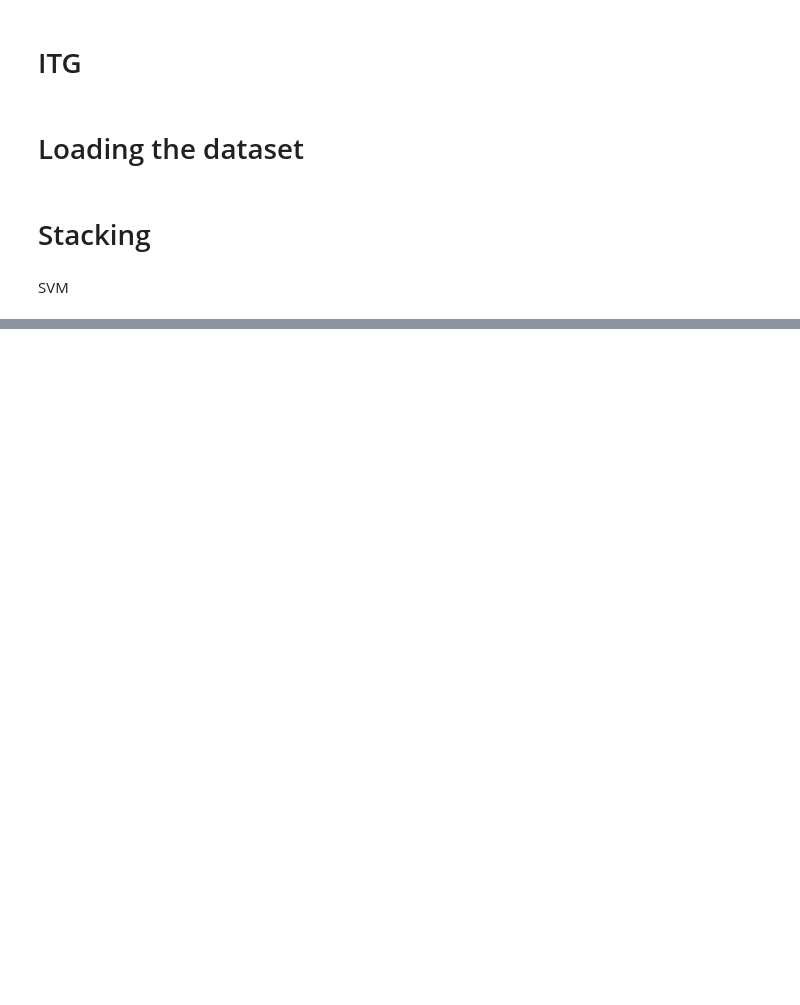
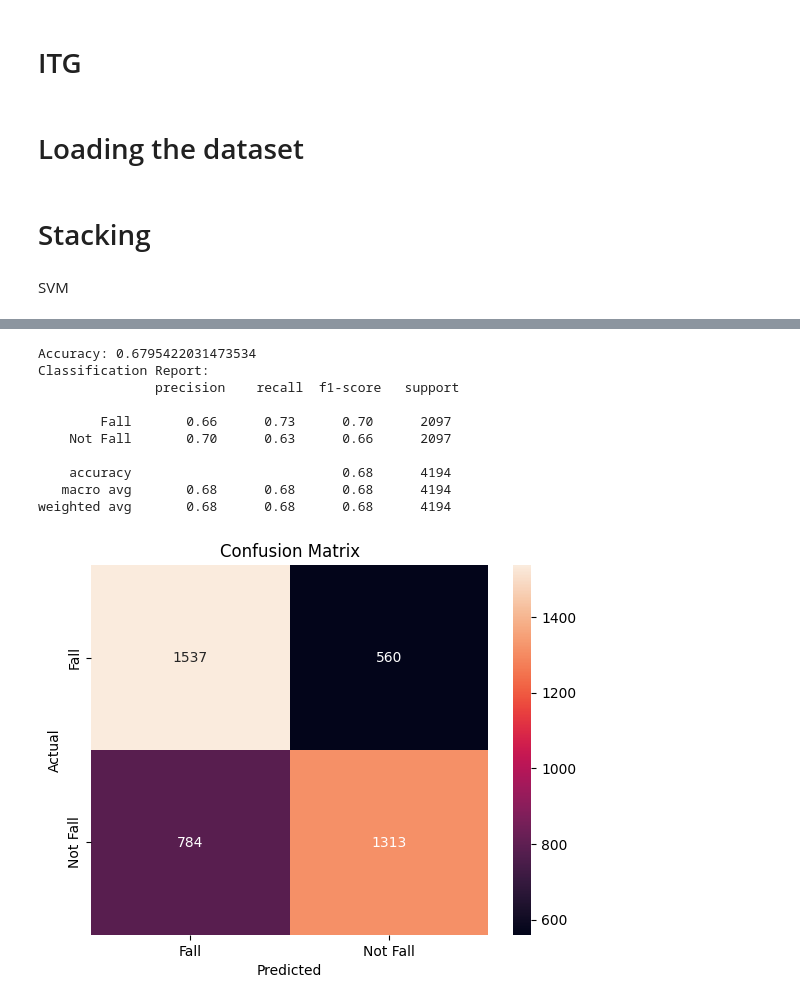
Before and after one commit to ErfanJoodi/Data-Fusion-methods-on-Sis-Fall-dataset, a Jupyter notebook: SisFall-Stacking.ipynb, the cells around one changed output, grey strips where cells are left out. Cells and saved outputs as stored; diff of their text form; code cells hidden in the pictures; blank space fills up the shorter version.

Commit message:
Working on Stacking

```diff
--- a/SisFall-Stacking.ipynb
+++ b/SisFall-Stacking.ipynb
@@ -153,0 +65,13 @@ print(f"Stacking Ensemble Accuracy: {acc:.4f}")
+# %%
+# Step 6: XGB
+xgb= XGBClassifier(
+    n_estimators= 100,
+    max_depth= 5,
+    learning_rate= 0.1,
+    subsample= 0.8,
+    objective= 'binary:logistic',
+    use_label_encoder= False,
+    eval_metric= 'logloss',
+    random_state= 48
+)
+xgb.fit(X_train, y_train)
@@ -153,0 +94,13 @@ print(f"Stacking Ensemble Accuracy: {acc:.4f}")
+# %%
+# Step 7: Prediction
+X_train_preds= np.column_stack([
+    svm.predict(X_train_scaled),
+    rf.predict(X_train),
+    xgb.predict(X_train),
+])
+
+X_test_preds= np.column_stack([
+    svm.predict(X_test_scaled),
+    rf.predict(X_test),
+    xgb.predict(X_test),
+])
@@ -153,0 +113,24 @@ print(f"Stacking Ensemble Accuracy: {acc:.4f}")
+# %%
+# Step 8: Evaluation
+print("Accuracy:", accuracy_score(y_test, final_preds))
+print("Classification Report:\n", classification_report(y_test, final_preds, target_names= label_encoder.classes_))
+
+# Confusion Matrix
+cm= confusion_matrix(y_test, final_preds)
+sns.heatmap(cm, annot= True, fmt= 'd', xticklabels= label_encoder.classes_, yticklabels= label_encoder.classes_)
+plt.title("Confusion Matrix")
+plt.xlabel("Predicted")
+plt.ylabel("Actual")
+plt.show()
+# %% [output]
+Accuracy: 0.6795422031473534
+Classification Report:
+               precision    recall  f1-score   support
+
+        Fall       0.66      0.73      0.70      2097
+    Not Fall       0.70      0.63      0.66      2097
+
+    accuracy                           0.68      4194
+   macro avg       0.68      0.68      0.68      4194
+weighted avg       0.68      0.68      0.68      4194
+[figure, added]
```
Also changed, not shown: parts of 8 cells of this notebook.
